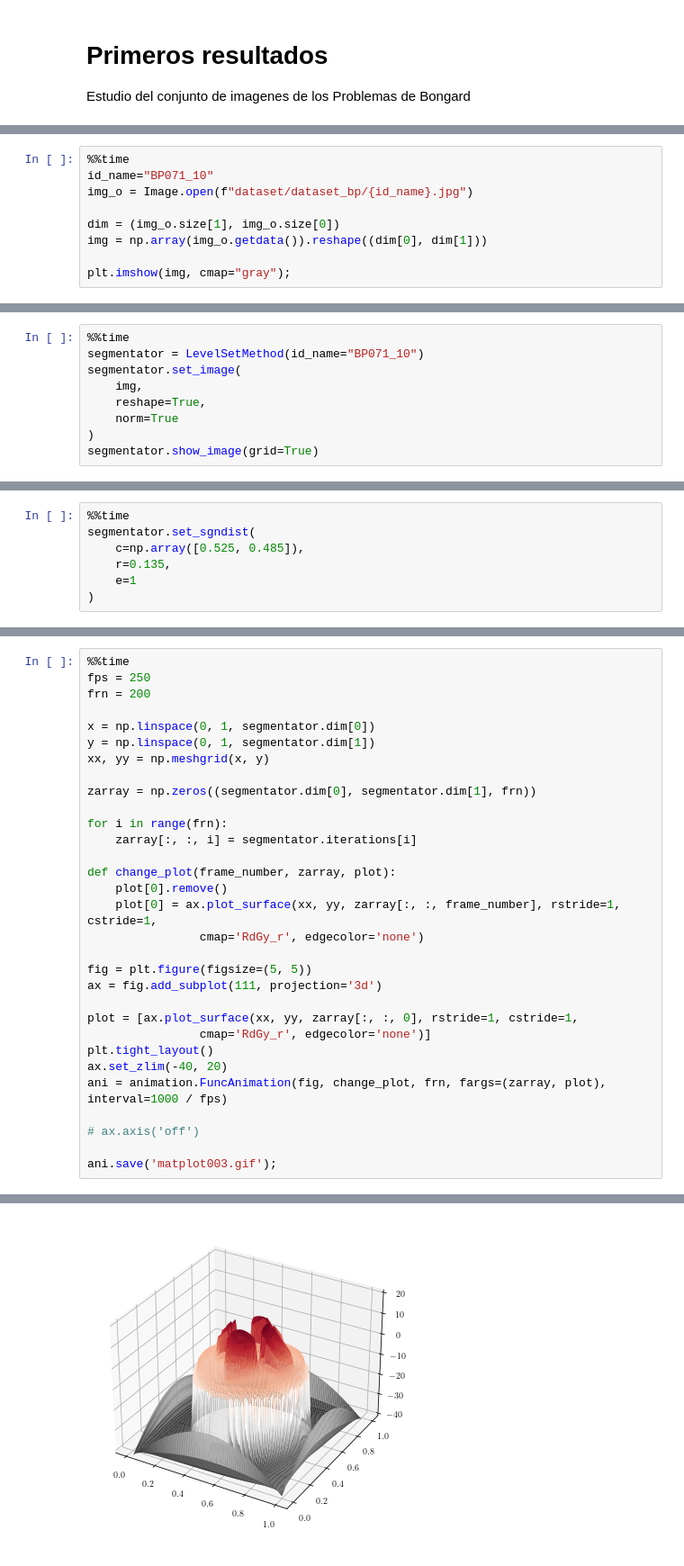
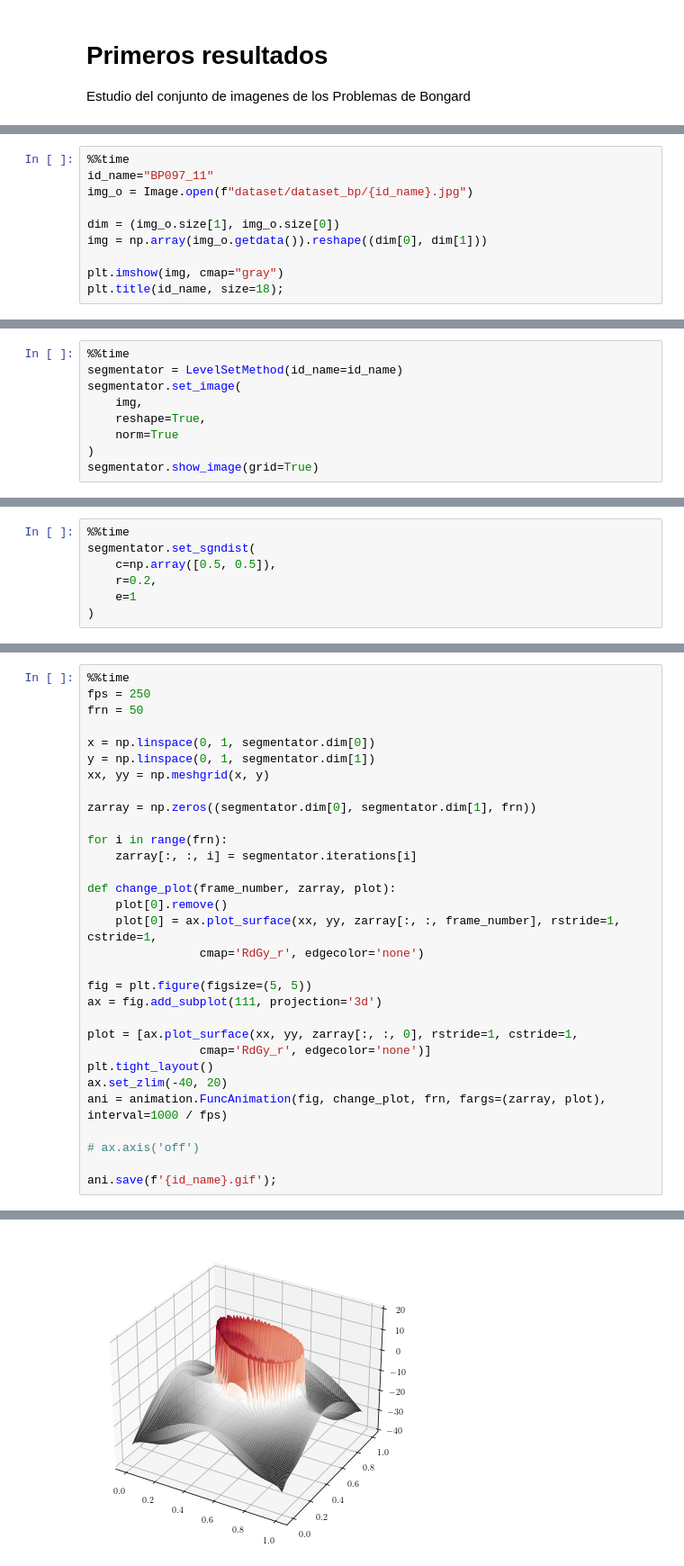
Before and after one commit to furrutiav/edpn-computer-vision-2022, a Jupyter notebook: 01 Level-set Image segmentation.ipynb, the cells around one changed output, grey strips where cells are left out. Shown at 90% size. Drawn from its saved outputs; the diff is of its cells as text.

```diff
--- a/01 Level-set Image segmentation.ipynb
+++ b/01 Level-set Image segmentation.ipynb
@@ -12,10 +17,11 @@ from class_levelsetmethod import LevelSetMethod, Image, np, plt, animation
 # %%
 %%time
-id_name="BP071_10"
+id_name="BP097_11"
 img_o = Image.open(f"dataset/dataset_bp/{id_name}.jpg")
 
 dim = (img_o.size[1], img_o.size[0])
 img = np.array(img_o.getdata()).reshape((dim[0], dim[1]))
 
-plt.imshow(img, cmap="gray");
+plt.imshow(img, cmap="gray")
+plt.title(id_name, size=18);
 # %% [output]
@@ -25,6 +31,6 @@ Wall time: 32 ms
 # %%
 %%time
-segmentator = LevelSetMethod(id_name="BP071_10")
+segmentator = LevelSetMethod(id_name=id_name)
 segmentator.set_image(
     img,
     reshape=True,
@@ -75,8 +81,8 @@ Wall time: 32 ms
 # %%
 %%time
 segmentator.set_sgndist(
-    c=np.array([0.525, 0.485]),
-    r=0.135,
+    c=np.array([0.5, 0.5]),
+    r=0.2,
     e=1
 )
 # %% [output]
@@ -155,7 +158,7 @@ ax.plot_surface(xx, yy, zz, rstride=1, cstride=1,
 # %%
 %%time
 fps = 250
-frn = 200
+frn = 50
 
 x = np.linspace(0, 1, segmentator.dim[0])
 y = np.linspace(0, 1, segmentator.dim[1])
@@ -182,6 +185,6 @@ ani = animation.FuncAnimation(fig, change_plot, frn, fargs=(zarray, plot), inter
 
 # ax.axis('off')
 
-ani.save('matplot003.gif');
+ani.save(f'{id_name}.gif');
 # %% [output]
 MovieWriter ffmpeg unavailable; using Pillow instead.
@@ -189,3 +192,3 @@ Wall time: 2min 49s
-[figure, old version]
+[figure, new version]
 # %% [markdown]
 <img src="matplot003.gif">
```
Also changed, not shown: parts of 14 cells of this notebook, 17 other files.
